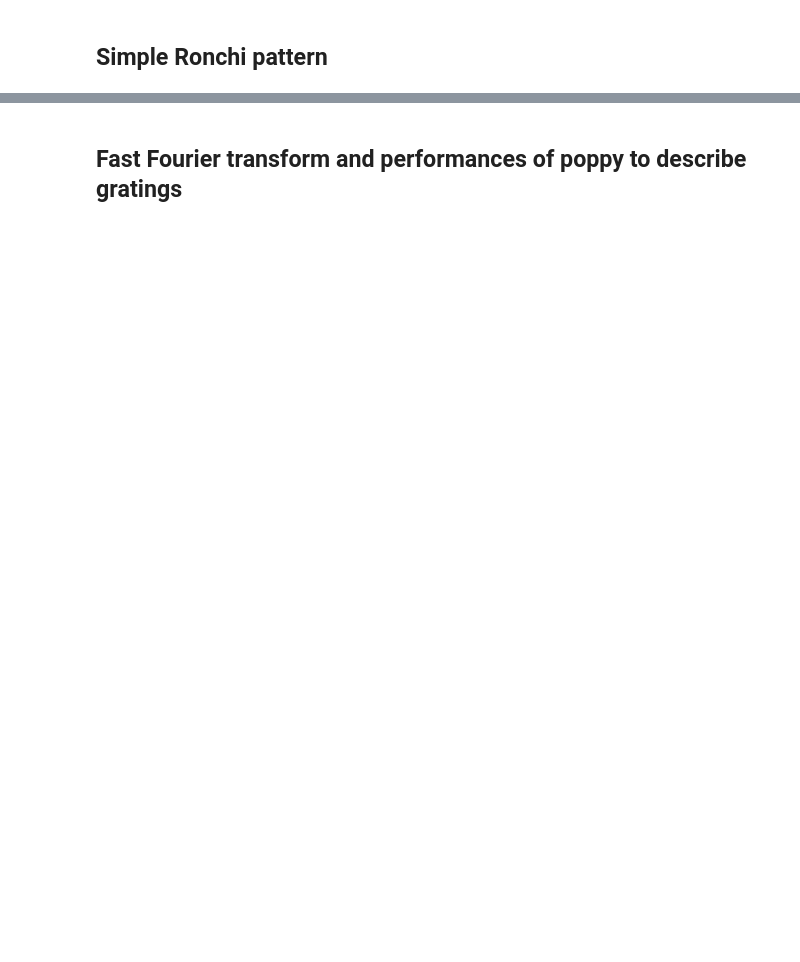
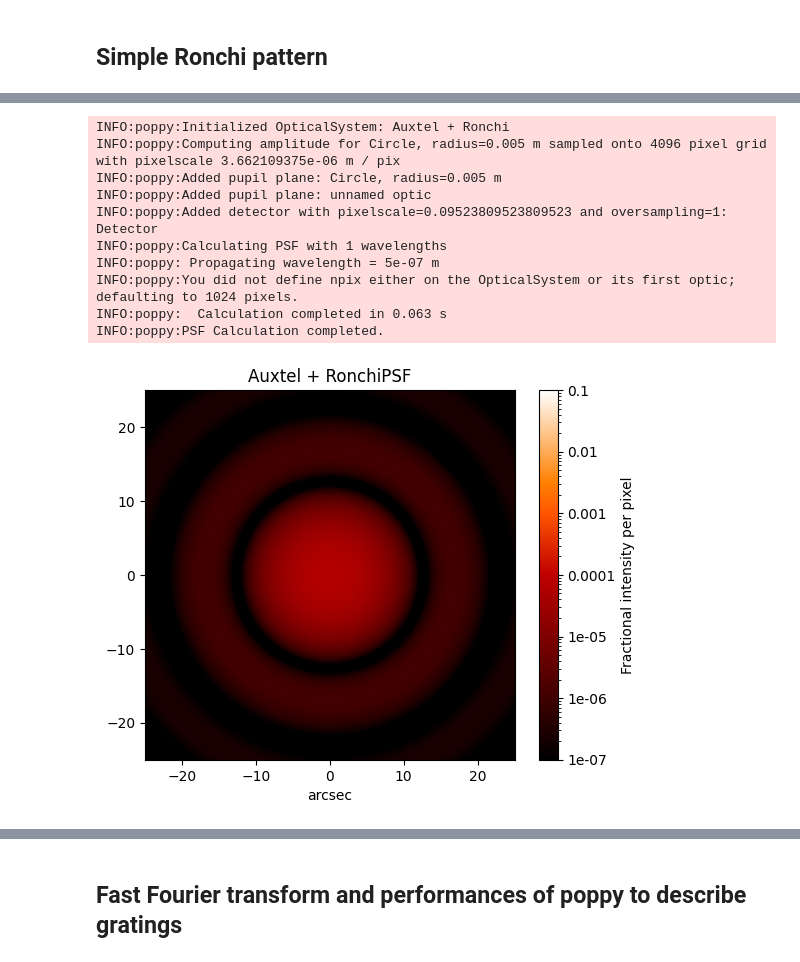
Before and after one commit to sylvielsstfr/AuxtelPSFpoppy, a Jupyter notebook: docs/notebooks/introdiffraction/01_SlidePoppyDiffraction.ipynb, the cells around one changed output, grey strips where cells are left out. Drawn from its saved outputs; the diff is of its cells as text; code cells hidden in the pictures; blank space fills up the shorter version.

```diff
--- a/docs/notebooks/introdiffraction/01_SlidePoppyDiffraction.ipynb
+++ b/docs/notebooks/introdiffraction/01_SlidePoppyDiffraction.ipynb
@@ -220,13 +278,25 @@ values = myoptic.sample(npix=Nb)
 # %%
-osys = poppy.OpticalSystem("Auxtel + Ronchi", oversample=10)
+osys = poppy.OpticalSystem("Auxtel + Ronchi", oversample=1)
 ap= poppy.CircularAperture(radius=beam_radius)
 ap.sample(npix=Nb)
 #osys.add_pupil(poppy.CircularAperture(radius=D/2))
 osys.add_pupil(ap)
 osys.add_pupil(myoptic)
-osys.add_detector(pixelscale=pix_scale, fov_arcsec=30*fov_arcsec)  # image plane coordinates in arcseconds
+osys.add_detector(pixelscale=pix_scale, fov_arcsec=10*fov_arcsec)  # image plane coordinates in arcseconds
 psf = osys.calc_psf(wl)                            # wavelength in microns
 poppy.display_psf(psf, title='Auxtel + RonchiPSF')
+# %% [output]
+INFO:poppy:Initialized OpticalSystem: Auxtel + Ronchi
+INFO:poppy:Computing amplitude for Circle, radius=0.005 m sampled onto 4096 pixel grid with pixelscale 3.662109375e-06 m / pix
+INFO:poppy:Added pupil plane: Circle, radius=0.005 m
+INFO:poppy:Added pupil plane: unnamed optic
+INFO:poppy:Added detector with pixelscale=0.09523809523809523 and oversampling=1: Detector
+INFO:poppy:Calculating PSF with 1 wavelengths
+INFO:poppy: Propagating wavelength = 5e-07 m
+INFO:poppy:You did not define npix either on the OpticalSystem or its first optic; defaulting to 1024 pixels.
+INFO:poppy:  Calculation completed in 0.063 s
+INFO:poppy:PSF Calculation completed.
+[figure, added]
 # %%
 plt.figure(figsize=(10,8))
 poppy.display_profiles(psf)
```
Also changed, not shown: parts of 14 cells of this notebook.
